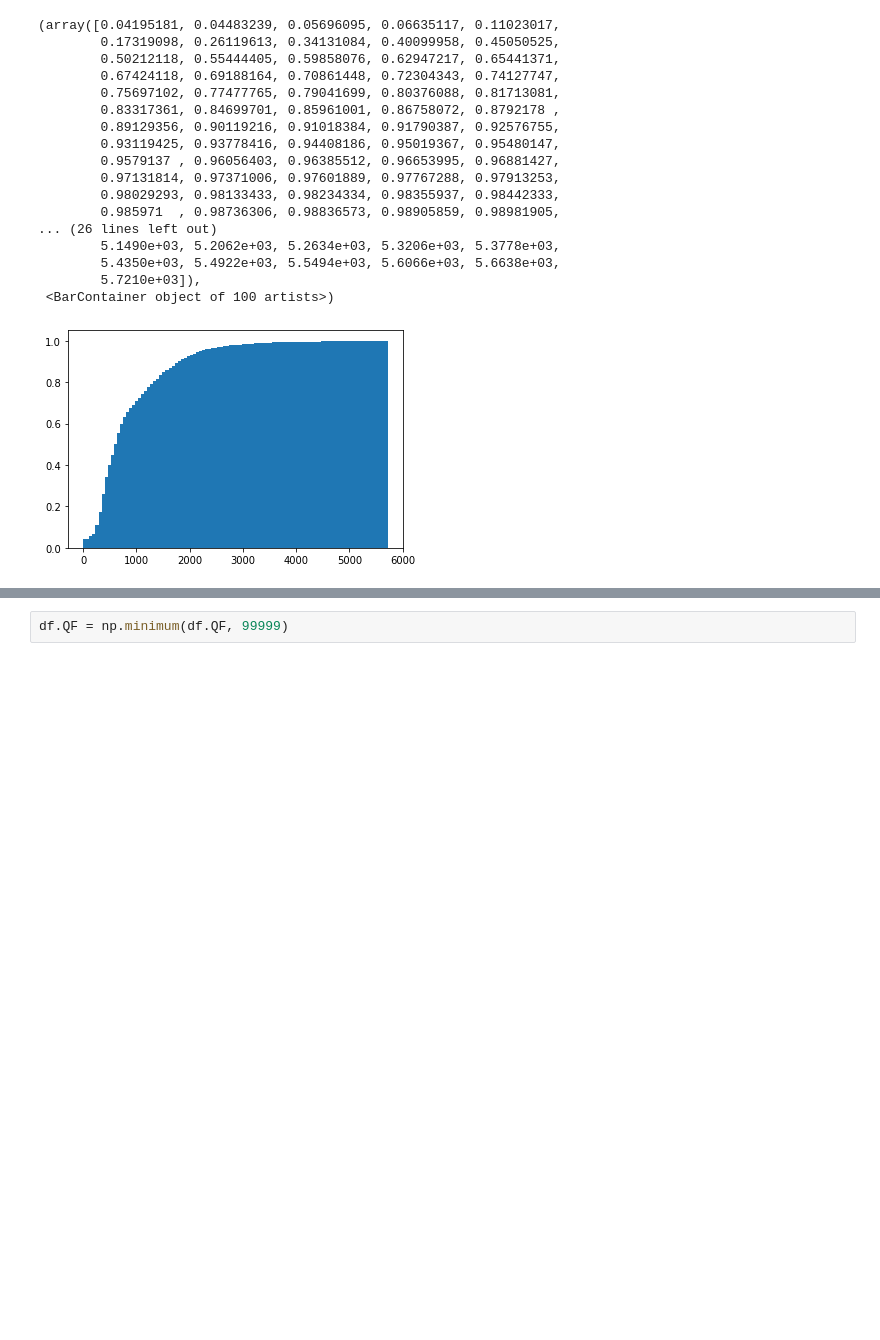
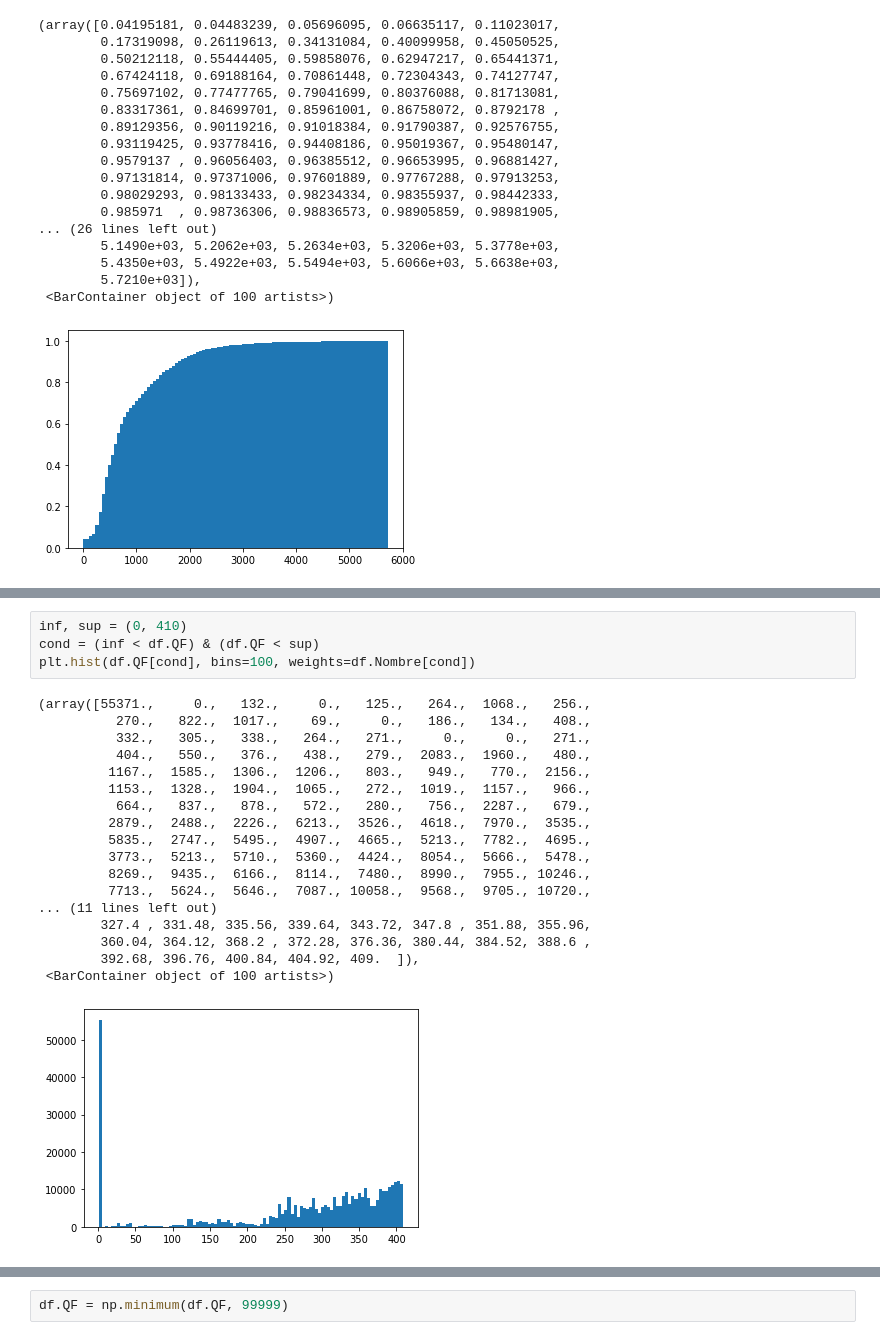
Before and after one commit to guillett/experimentation-strasbourg, a Jupyter notebook: Analyse des données brutes.ipynb, the cells around one changed output, grey strips where cells are left out. Cells and saved outputs as stored; diff of their text form; blank space fills up the shorter version.

```diff
--- a/Analyse des données brutes.ipynb
+++ b/Analyse des données brutes.ipynb
@@ -217,0 +262,23 @@ plt.hist(df.QF[df.QF< 6000], density=True, bins=100, cumulative=True, weights=df
+# %%
+inf, sup = (0, 410)
+cond = (inf < df.QF) & (df.QF < sup)
+plt.hist(df.QF[cond], bins=100, weights=df.Nombre[cond])
+# %% [output]
+(array([55371.,     0.,   132.,     0.,   125.,   264.,  1068.,   256.,
+          270.,   822.,  1017.,    69.,     0.,   186.,   134.,   408.,
+          332.,   305.,   338.,   264.,   271.,     0.,     0.,   271.,
+          404.,   550.,   376.,   438.,   279.,  2083.,  1960.,   480.,
+         1167.,  1585.,  1306.,  1206.,   803.,   949.,   770.,  2156.,
+         1153.,  1328.,  1904.,  1065.,   272.,  1019.,  1157.,   966.,
+          664.,   837.,   878.,   572.,   280.,   756.,  2287.,   679.,
+         2879.,  2488.,  2226.,  6213.,  3526.,  4618.,  7970.,  3535.,
+         5835.,  2747.,  5495.,  4907.,  4665.,  5213.,  7782.,  4695.,
+         3773.,  5213.,  5710.,  5360.,  4424.,  8054.,  5666.,  5478.,
+         8269.,  9435.,  6166.,  8114.,  7480.,  8990.,  7955., 10246.,
+         7713.,  5624.,  5646.,  7087., 10058.,  9568.,  9705., 10720.,
+... (11 lines left out)
+        327.4 , 331.48, 335.56, 339.64, 343.72, 347.8 , 351.88, 355.96,
+        360.04, 364.12, 368.2 , 372.28, 376.36, 380.44, 384.52, 388.6 ,
+        392.68, 396.76, 400.84, 404.92, 409.  ]),
+ <BarContainer object of 100 artists>)
+[figure, added]
```
Also changed, not shown: parts of 32 cells of this notebook.
